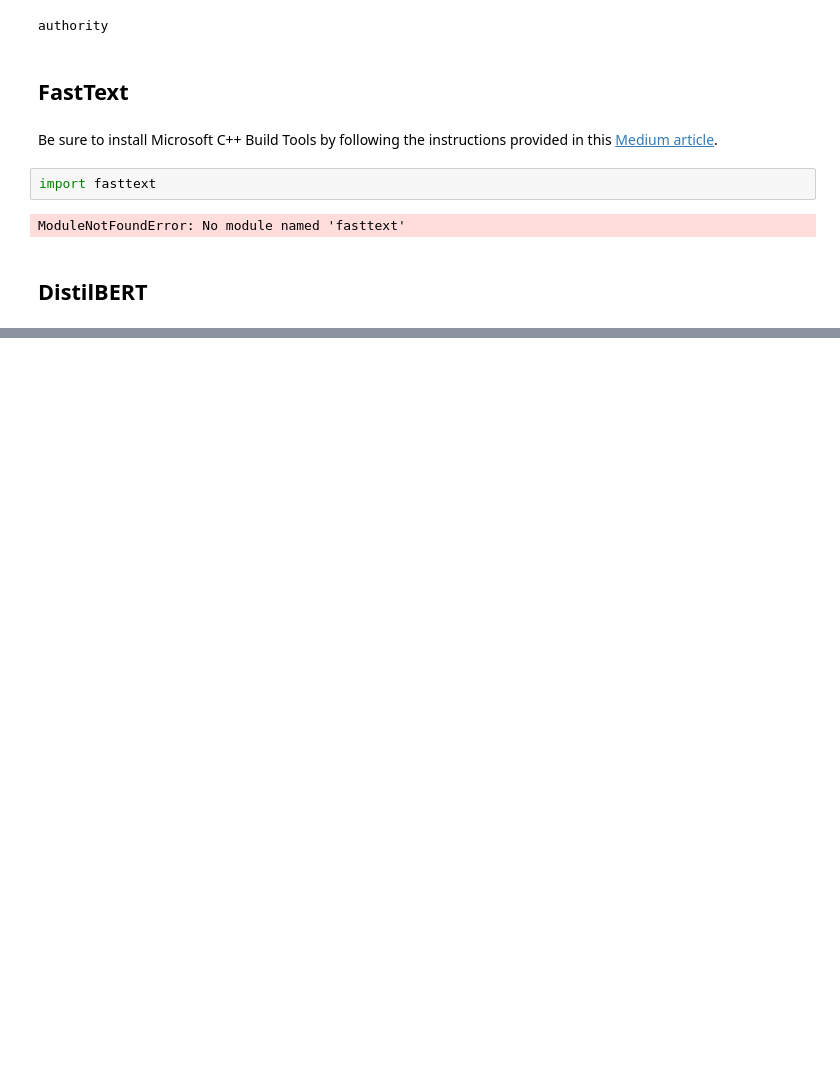
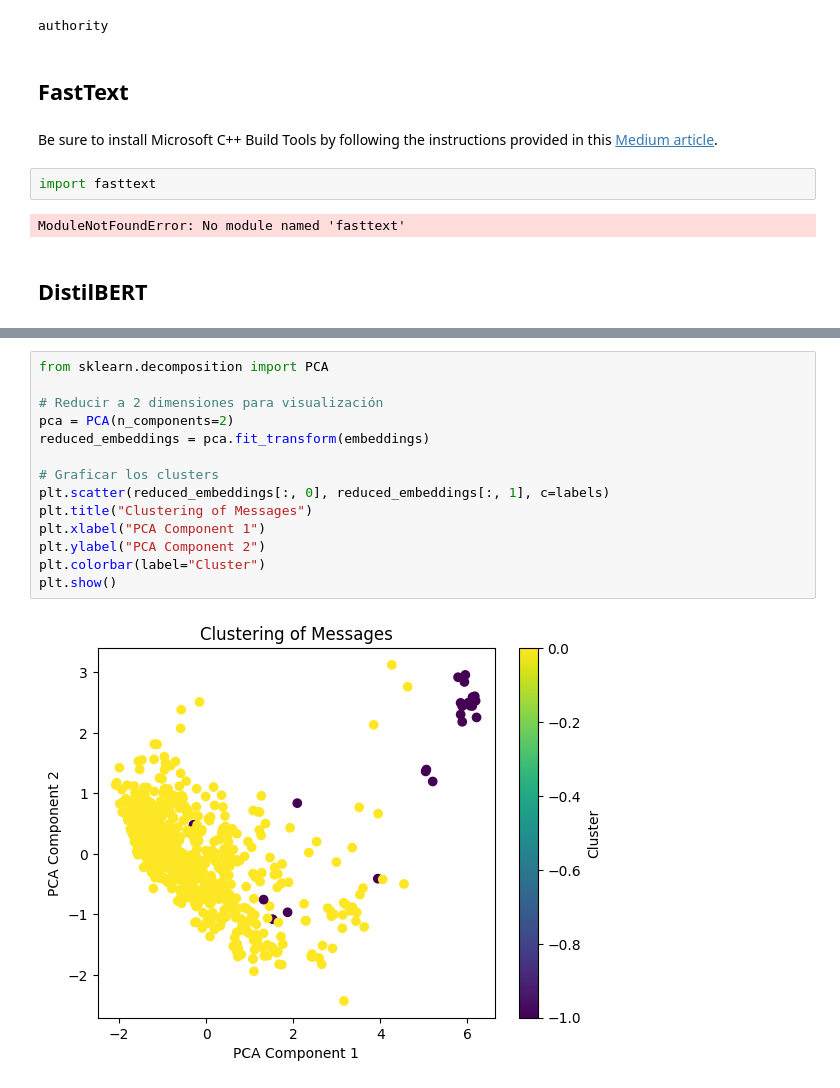
Before and after one commit to lbustio/intensity, a Jupyter notebook: intensity.ipynb, the cells around one changed output, grey strips where cells are left out. Cells and saved outputs as stored; diff of their text form; blank space fills up the shorter version.

```diff
--- a/intensity.ipynb
+++ b/intensity.ipynb
@@ -189,0 +734,16 @@ ModuleNotFoundError: No module named 'fasttext'
+# %%
+from sklearn.decomposition import PCA
+
+# Reducir a 2 dimensiones para visualización
+pca = PCA(n_components=2)
+reduced_embeddings = pca.fit_transform(embeddings)
+
+# Graficar los clusters
+plt.scatter(reduced_embeddings[:, 0], reduced_embeddings[:, 1], c=labels)
+plt.title("Clustering of Messages")
+plt.xlabel("PCA Component 1")
+plt.ylabel("PCA Component 2")
+plt.colorbar(label="Cluster")
+plt.show()
+# %% [output]
+[figure, added]
```
Also changed, not shown: parts of 28 cells of this notebook.
